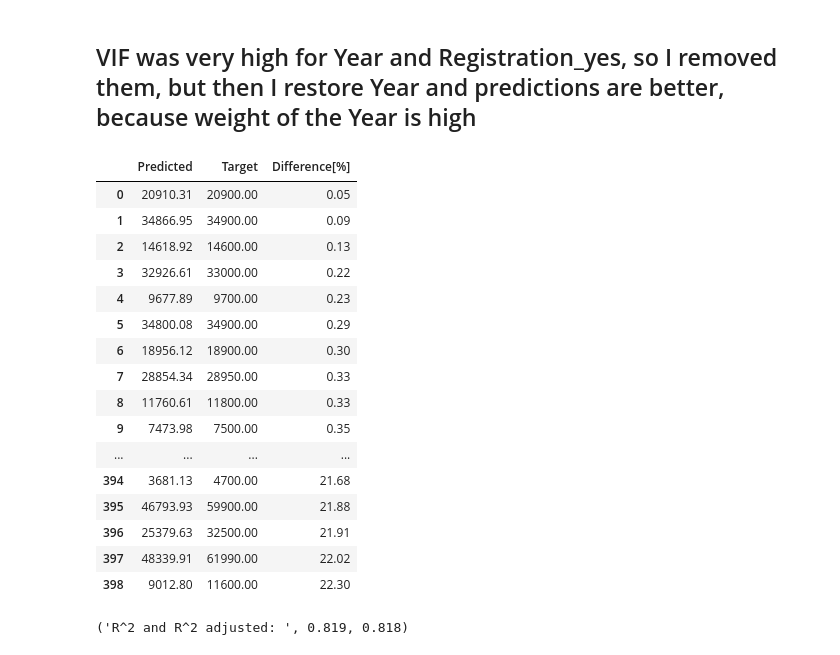
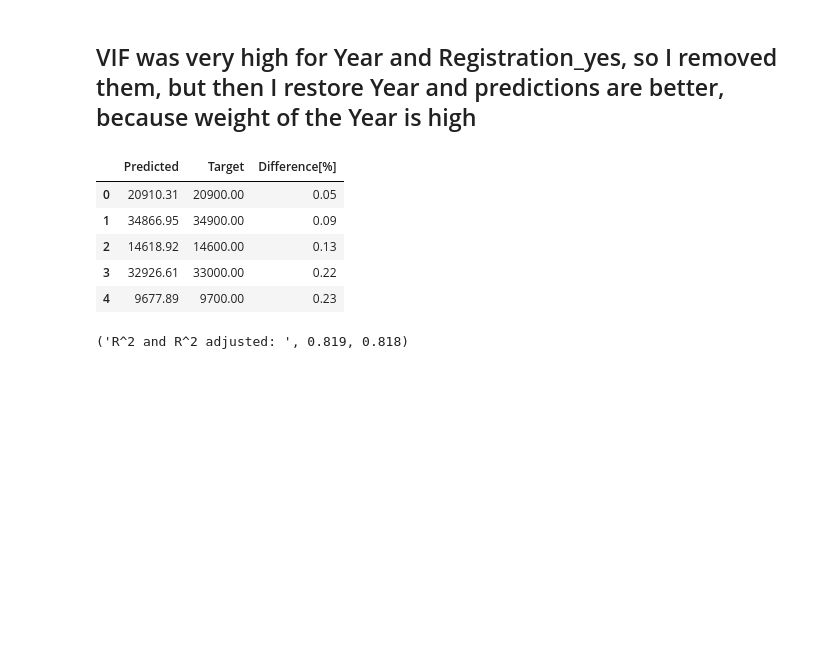
Before and after one commit to Jakub-Ner/data_science_course, a Jupyter notebook: Linear_Regression_exercise.ipynb, the cells around one changed output. Drawn from its saved outputs; the diff is of its cells as text; code cells hidden in the pictures; blank space fills up the shorter version.

```diff
--- a/Linear_Regression_exercise.ipynb
+++ b/Linear_Regression_exercise.ipynb
@@ -256,33 +269,22 @@ summary_table
 # %%
 pd.options.display.max_rows = 999
 pd.set_option('display.float_format', lambda x: '%.2f' % x)
 
 df_pf = pd.DataFrame()   #dataFrame performance
 df_pf["Predicted"] = np.exp(reg.predict(x_test))
 
 y_test = y_test.reset_index(drop=True) # <- necessary line
 df_pf["Target"] = np.exp(y_test)
 df_pf["Difference[%]"] = abs(df_pf["Predicted"]-df_pf["Target"])/df_pf["Target"]*100
 df_pf = df_pf.sort_values(by="Difference[%]").reset_index(drop=True)
-df_pf
+df_pf.head()
 # %% [output]
 |  | Predicted | Target | Difference[%] |
 | 0 | 20910.31 | 20900.00 | 0.05 |
 | 1 | 34866.95 | 34900.00 | 0.09 |
 | 2 | 14618.92 | 14600.00 | 0.13 |
 | 3 | 32926.61 | 33000.00 | 0.22 |
 | 4 | 9677.89 | 9700.00 | 0.23 |
-| 5 | 34800.08 | 34900.00 | 0.29 |
-| 6 | 18956.12 | 18900.00 | 0.30 |
-| 7 | 28854.34 | 28950.00 | 0.33 |
-| 8 | 11760.61 | 11800.00 | 0.33 |
-| 9 | 7473.98 | 7500.00 | 0.35 |
-| ... | ... | ... | ... |
-| 394 | 3681.13 | 4700.00 | 21.68 |
-| 395 | 46793.93 | 59900.00 | 21.88 |
-| 396 | 25379.63 | 32500.00 | 21.91 |
-| 397 | 48339.91 | 61990.00 | 22.02 |
-| 398 | 9012.80 | 11600.00 | 22.30 |
 # %%
 r2 = reg.score(x_train,y_train)
 
```
Also changed, not shown: parts of 10 cells of this notebook.
